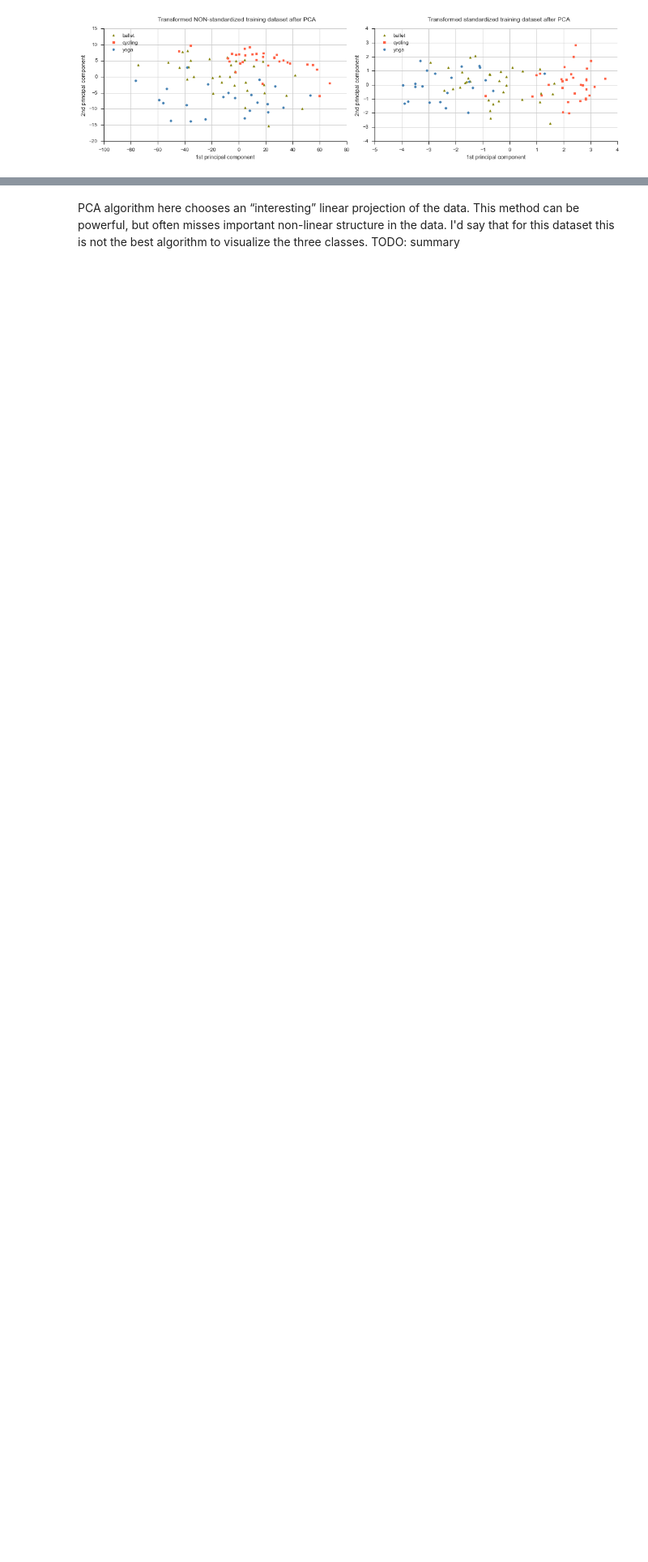
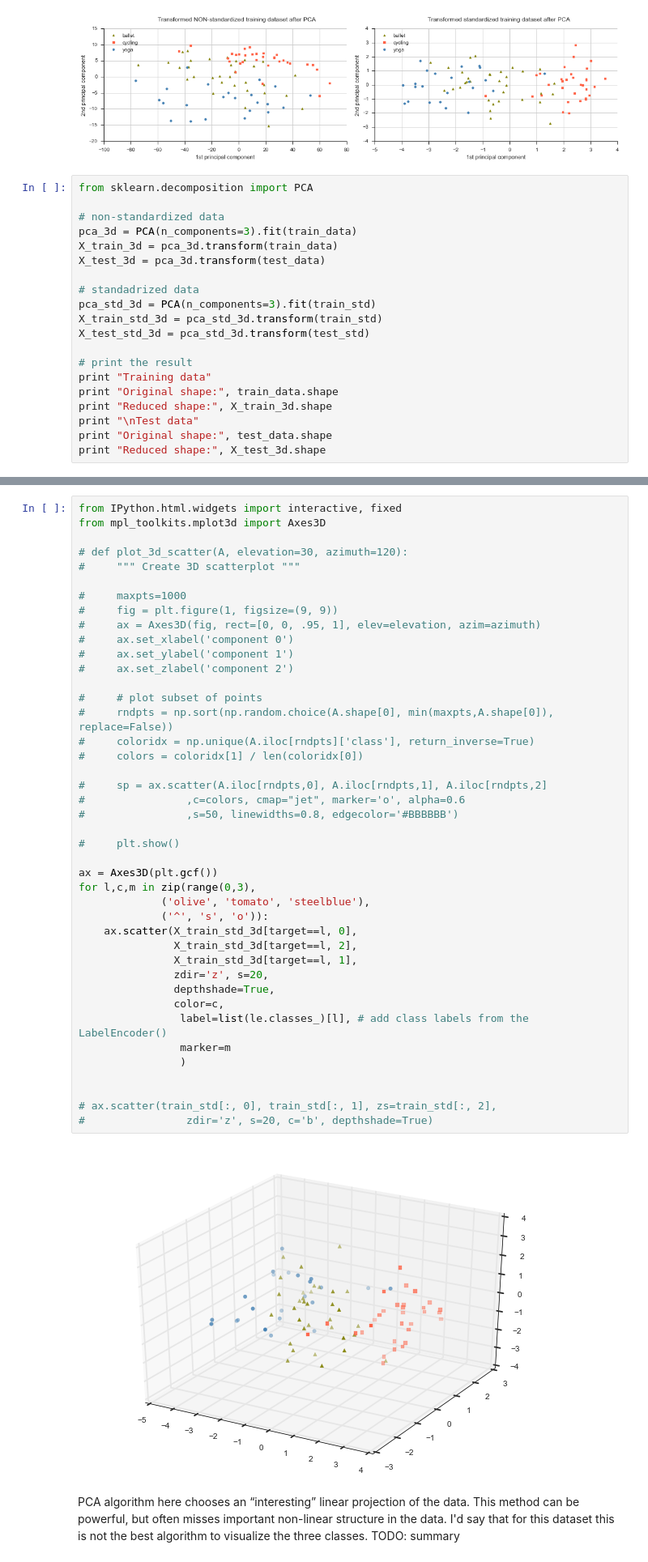
Before and after one commit to medennikova/itunes-music-analysis, a Jupyter notebook: 03_Preprocessing.ipynb, the cells around one changed output, grey strips where cells are left out. Shown: that part at 81% size. Drawn from its saved outputs; the diff is of its cells as text; blank space fills up the shorter version.

```diff
--- a/03_Preprocessing.ipynb
+++ b/03_Preprocessing.ipynb
@@ -346,3 +346,23 @@ plt.tight_layout()
 plt.show()
 # %% [output]
 [figure]
+# %%
+from sklearn.decomposition import PCA
+
+# non-standardized data
+pca_3d = PCA(n_components=3).fit(train_data)
+X_train_3d = pca_3d.transform(train_data)
+X_test_3d = pca_3d.transform(test_data)
+
+# standadrized data
+pca_std_3d = PCA(n_components=3).fit(train_std)
+X_train_std_3d = pca_std_3d.transform(train_std)
+X_test_std_3d = pca_std_3d.transform(test_std)
+
+# print the result
+print "Training data"
+print "Original shape:", train_data.shape
+print "Reduced shape:", X_train_3d.shape
+print "\nTest data"
+print "Original shape:", test_data.shape
+print "Reduced shape:", X_test_3d.shape
@@ -349,3 +377,47 @@ plt.show()
+# %%
+from IPython.html.widgets import interactive, fixed
+from mpl_toolkits.mplot3d import Axes3D
+
+# def plot_3d_scatter(A, elevation=30, azimuth=120):
+#     """ Create 3D scatterplot """
+
+#     maxpts=1000
+#     fig = plt.figure(1, figsize=(9, 9))
+#     ax = Axes3D(fig, rect=[0, 0, .95, 1], elev=elevation, azim=azimuth)
+#     ax.set_xlabel('component 0')
+#     ax.set_ylabel('component 1')
+#     ax.set_zlabel('component 2')
+
+#     # plot subset of points
+#     rndpts = np.sort(np.random.choice(A.shape[0], min(maxpts,A.shape[0]), replace=False))
+#     coloridx = np.unique(A.iloc[rndpts]['class'], return_inverse=True)
+#     colors = coloridx[1] / len(coloridx[0])
+
+#     sp = ax.scatter(A.iloc[rndpts,0], A.iloc[rndpts,1], A.iloc[rndpts,2]
+#                ,c=colors, cmap="jet", marker='o', alpha=0.6
+#                ,s=50, linewidths=0.8, edgecolor='#BBBBBB')
+
+#     plt.show()
+
+ax = Axes3D(plt.gcf())
+for l,c,m in zip(range(0,3),
+             ('olive', 'tomato', 'steelblue'),
+             ('^', 's', 'o')):
+    ax.scatter(X_train_std_3d[target==l, 0],
+               X_train_std_3d[target==l, 2],
+               X_train_std_3d[target==l, 1],
+               zdir='z', s=20,
+               depthshade=True,
+               color=c,
+                label=list(le.classes_)[l], # add class labels from the LabelEncoder()
+                marker=m
+                )
+
+
+# ax.scatter(train_std[:, 0], train_std[:, 1], zs=train_std[:, 2],
+#                zdir='z', s=20, c='b', depthshade=True)
+# %% [output]
+[figure, added]
 # %% [markdown]
 PCA algorithm here chooses an “interesting” linear projection of the data. This method can be powerful, but often misses important non-linear structure in the data. I'd say that for this dataset this is not the best algorithm to visualize the three classes.
 TODO: summary
```
Also changed, not shown: parts of 8 cells of this notebook, 4 other files.
